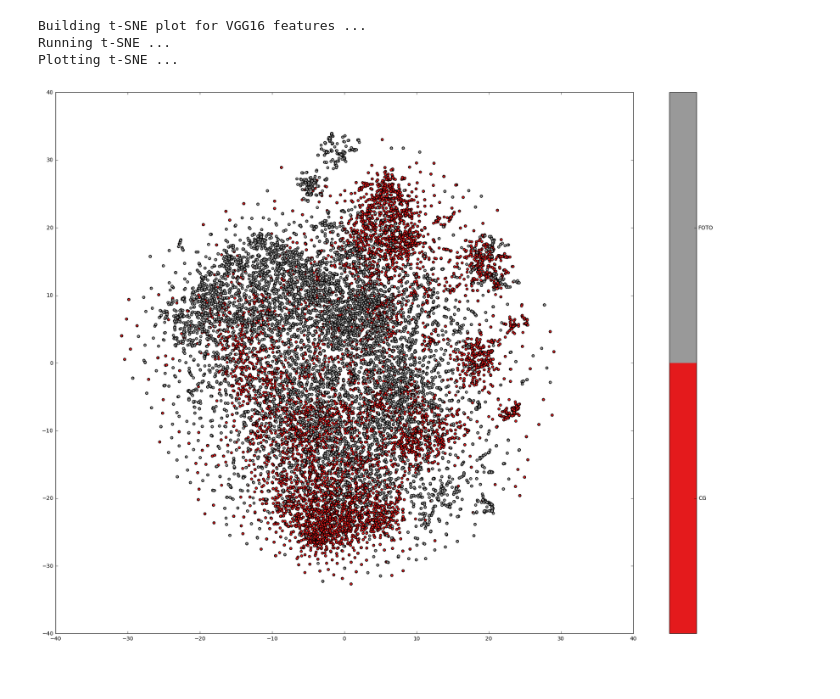
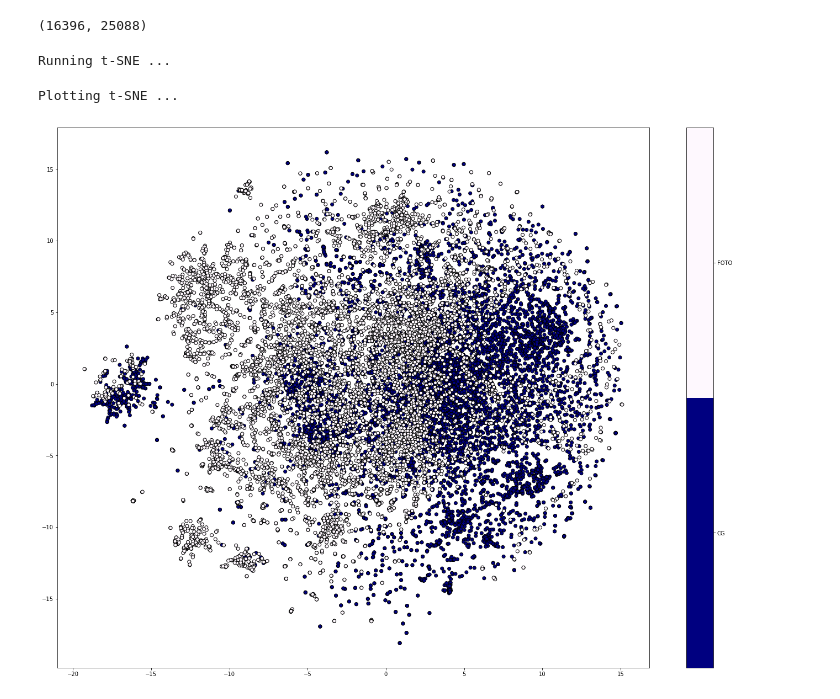
Before and after one commit to bazinho/CG, a Jupyter notebook: cg-tsne-vgg16.ipynb, the cells around one changed output. Drawn from its saved outputs; the diff is of its cells as text; code cells hidden in the pictures.

```diff
--- a/cg-tsne-vgg16.ipynb
+++ b/cg-tsne-vgg16.ipynb
@@ -136,0 +75,14 @@ Saving VGG16 extracted features in file vgg16-cg.pkl ...
+# %%
+# Creating base_model (VGG16 notop)
+image_shape = (224, 224, 3)
+base_model = VGG16(weights='imagenet', input_shape=image_shape, include_top=False)
+# %%
+filename = 'cg-vgg16features.npy'
+if os.path.exists(filename):
+    print("Loading VGG16 extracted features from %s ..." %(filename))
+    vgg16features = np.load(filename)
+else:
+    print("Extracting features from VGG16 layers ...")
+    vgg16features = base_model.predict(X)
+    print("Saving VGG16 extracted features into %s ..." %(filename))
+    np.save(filename, vgg16features)
@@ -141,8 +95,23 @@ vgg16features.shape
-# %%
-print("\nBuilding t-SNE plot for VGG16 features ...")
-savetsne(vgg16features, y, classes)
-# %% [output]
-Building t-SNE plot for VGG16 features ...
-Running t-SNE ...
-Plotting t-SNE ...
-[figure, removed]
+# %%
+vgg16features = np.reshape(vgg16features,(vgg16features.shape[0],-1))
+# %%
+vgg16features.shape
+# %% [output]
+(16396, 25088)
+# %%
+print("Running t-SNE ...")
+vis_data = bh_sne(np.float64(vgg16features), d=2, perplexity=30., theta=0.5, random_state=RandomState(1))
+# %% [output]
+Running t-SNE ...
+# %%
+print("Plotting t-SNE ...")
+figure = plt.gcf()
+figure.set_size_inches(24, 18)
+plt.scatter(vis_data[:, 0], vis_data[:, 1], c=y, cmap=plt.cm.get_cmap("gist_ncar", len(list_fams)),edgecolors="black")
+plt.clim(-0.5, len(list_fams)-0.5)
+cbar = plt.colorbar(ticks=range(len(list_fams)))
+cbar.ax.set_yticklabels(list_fams)
+plt.show()
+# %% [output]
+Plotting t-SNE ...
+[figure, added]
```
Also changed, not shown: parts of 12 cells of this notebook, 2 other files.
